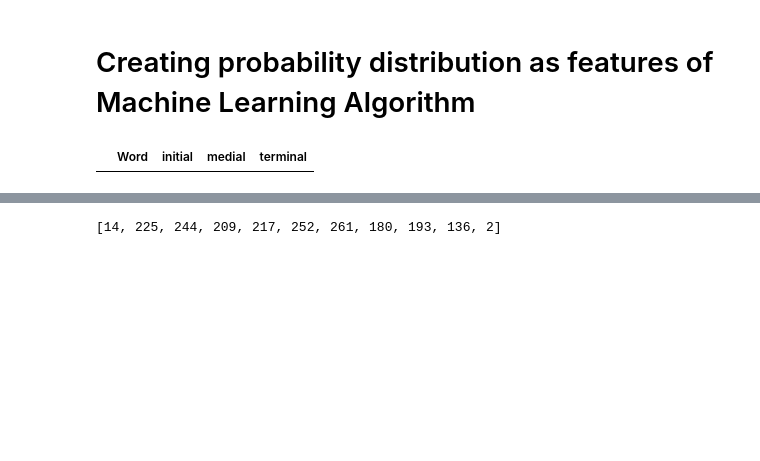
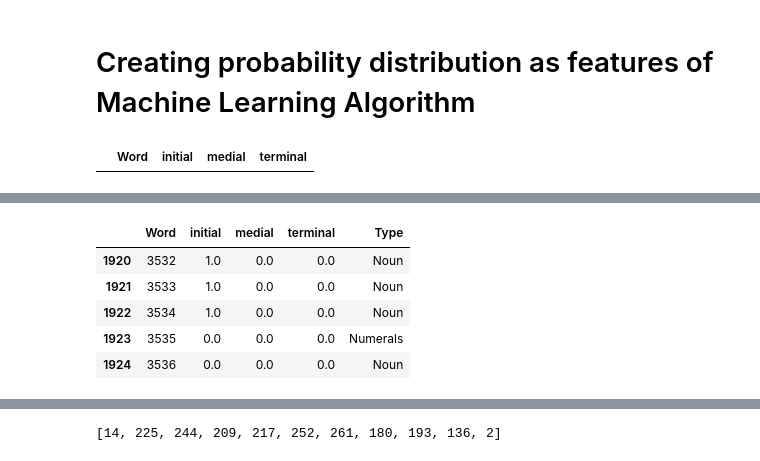
Before and after one commit to Kee2u/Deciphering_the_Indus_Valley_Script, a Jupyter notebook: Statistical_Analysis/Histogram_Probability_Distribution.ipynb, the cells around one changed output, grey strips where cells are left out. Cells and saved outputs as stored; diff of their text form; code cells hidden in the pictures; blank space fills up the shorter version.

```diff
--- a/Statistical_Analysis/Histogram_Probability_Distribution.ipynb
+++ b/Statistical_Analysis/Histogram_Probability_Distribution.ipynb
@@ -177,0 +220,8 @@ clitics_df.head()
+# %%
+# Reading syllables from postgreSQL
+syllables_df = pd.read_sql_table('syllables', con=engine)
+syllables_df.drop(columns="index", inplace=True)
+syllables_df["id"] = syllables_df["id"].str.replace('-','')
+syllables_df["Type"] = "Syllable"
+syllables_df = syllables_df[["id", "Type"]]
+syllables_df.head()
@@ -177,0 +270,11 @@ clitics_df.head()
+# %%
+merged_word = word_df.merge(labelled_logos, on="Word", how="left")
+merged_word = merged_word.fillna(0)
+merged_word.tail()
+# %% [output]
+|  | Word | initial | medial | terminal | Type |
+| 1920 | 3532 | 1.0 | 0.0 | 0.0 | Noun |
+| 1921 | 3533 | 1.0 | 0.0 | 0.0 | Noun |
+| 1922 | 3534 | 1.0 | 0.0 | 0.0 | Noun |
+| 1923 | 3535 | 0.0 | 0.0 | 0.0 | Numerals |
+| 1924 | 3536 | 0.0 | 0.0 | 0.0 | Noun |
```
Also changed, not shown: parts of 12 cells of this notebook.
